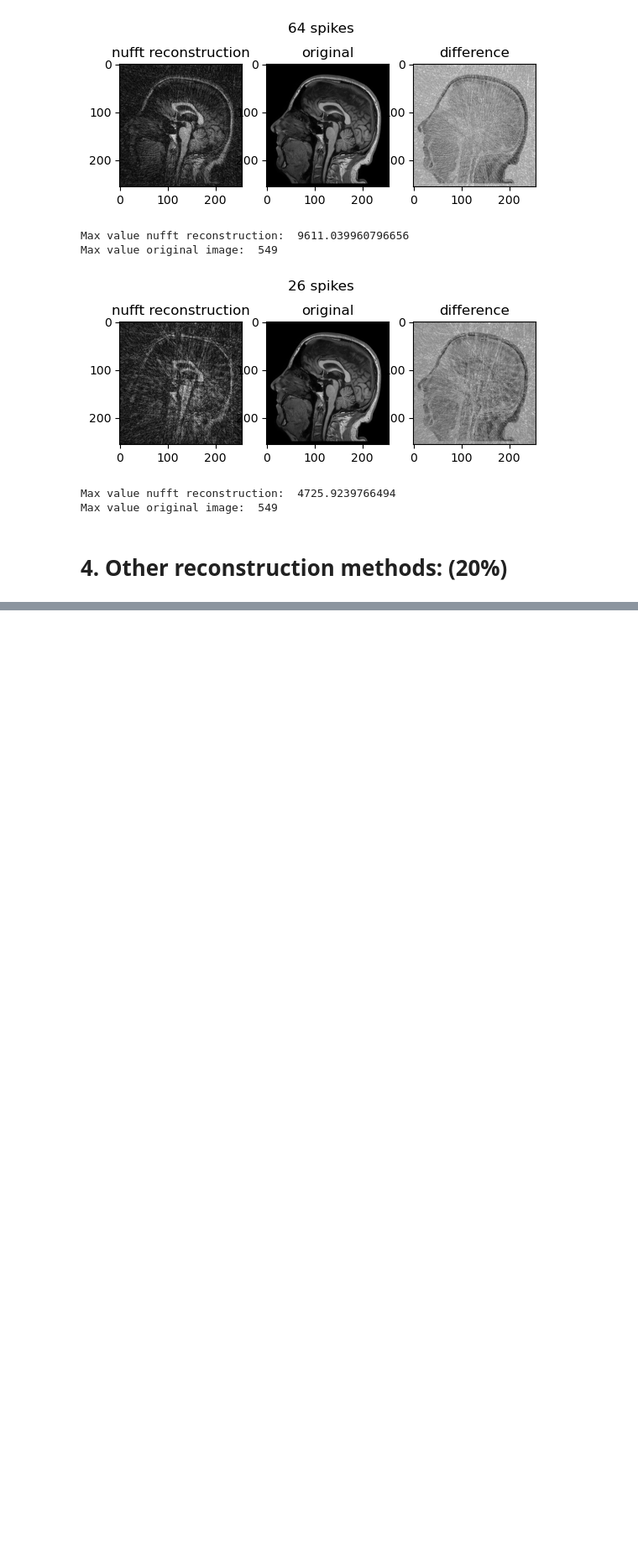
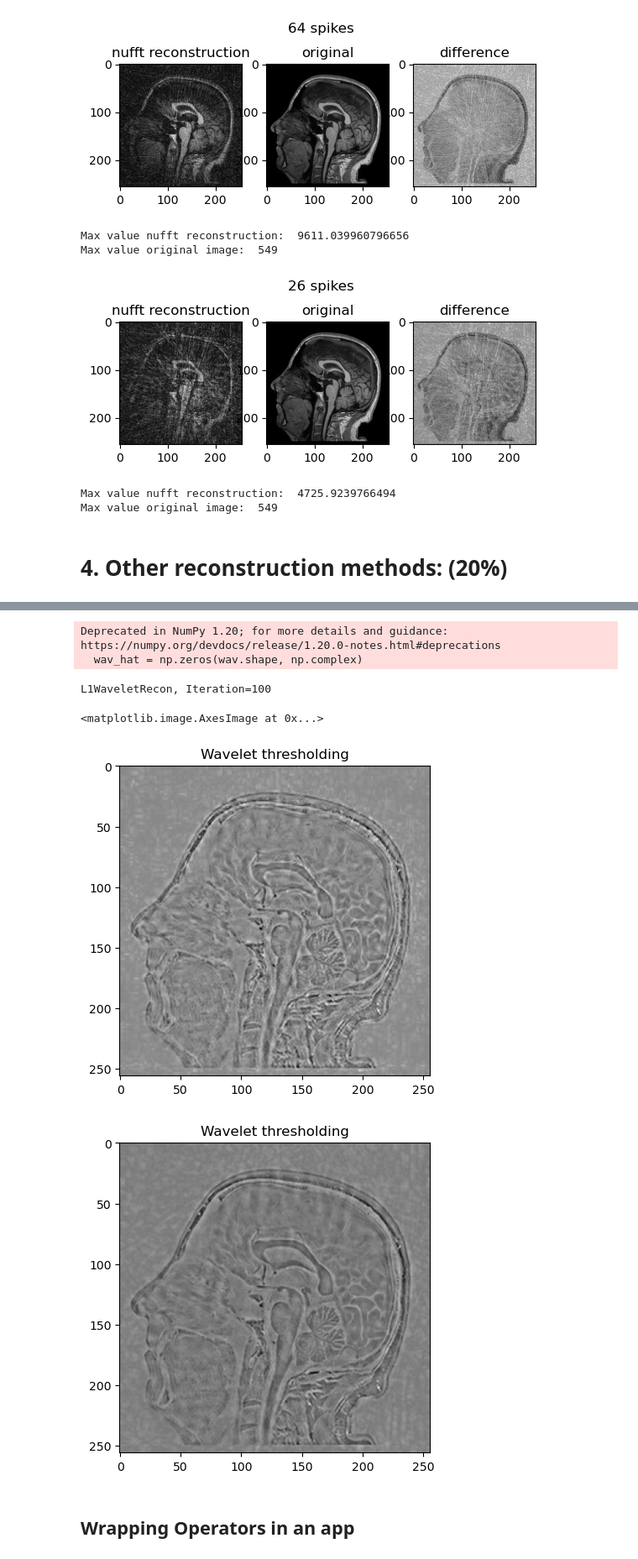
Before and after one commit to lassestahnke/HL2027_recon, a Jupyter notebook: HL2027_project_1.ipynb, the cells around one changed output, grey strips where cells are left out. Shown at 84% size. Drawn from its saved outputs; the diff is of its cells as text; code cells hidden in the pictures; blank space fills up the shorter version.

Commit message:
Added Wavelet app

```diff
--- a/HL2027_project_1.ipynb
+++ b/HL2027_project_1.ipynb
@@ -373,0 +374,30 @@ plt.imshow(abs(wav_thresh**0.25)[1], cmap="gray")
+# %%
+max_iter = 100
+alpha = 1
+
+def gradf(x):
+    return A.H * (A * x - ksp_wavelet)
+
+wav_hat = np.zeros(wav.shape, np.complex)
+alg = sp.alg.GradientMethod(gradf, wav_hat, alpha, proxg=proxg, max_iter=max_iter)
+
+while not alg.done():
+    alg.update()
+    print('\rL1WaveletRecon, Iteration={}'.format(alg.iter), end='')
+
+plt.figure()
+plt.title("Wavelet thresholding")
+plt.imshow(abs(W.H(wav_hat))[0] - t1_slice, cmap="gray")
+plt.figure()
+plt.title("Wavelet thresholding")
+plt.imshow(abs(F.H * ksp_wavelet)[0] - t1_slice, cmap="gray")
+#plot.ImagePlot(W.H(wav_hat))
+# %% [output]
+Deprecated in NumPy 1.20; for more details and guidance: https://numpy.org/devdocs/release/1.20.0-notes.html#deprecations
+  wav_hat = np.zeros(wav.shape, np.complex)
+L1WaveletRecon, Iteration=100
+<matplotlib.image.AxesImage at 0x...>
+[figure, added]
+[figure, added]
+# %% [markdown]
+## Wrapping Operators in an app
```
Also changed, not shown: parts of 2 cells of this notebook.
